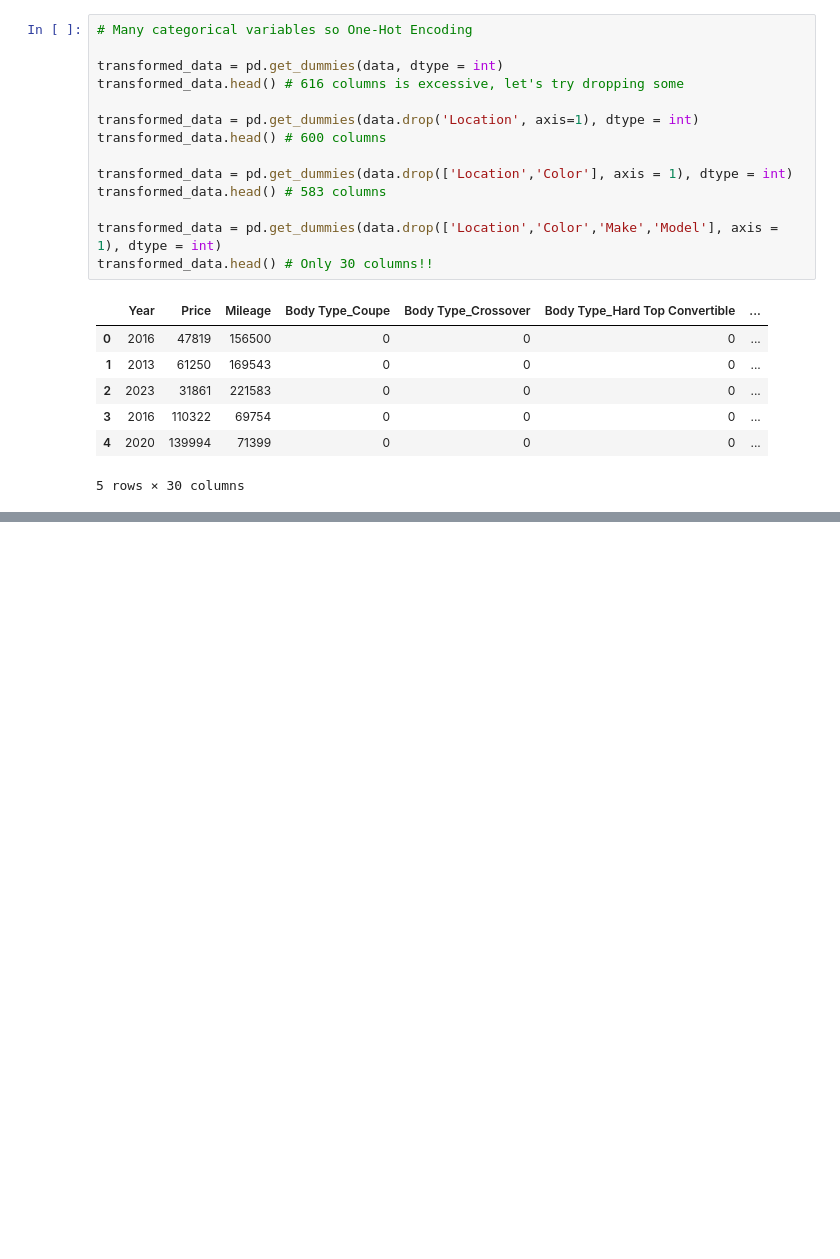
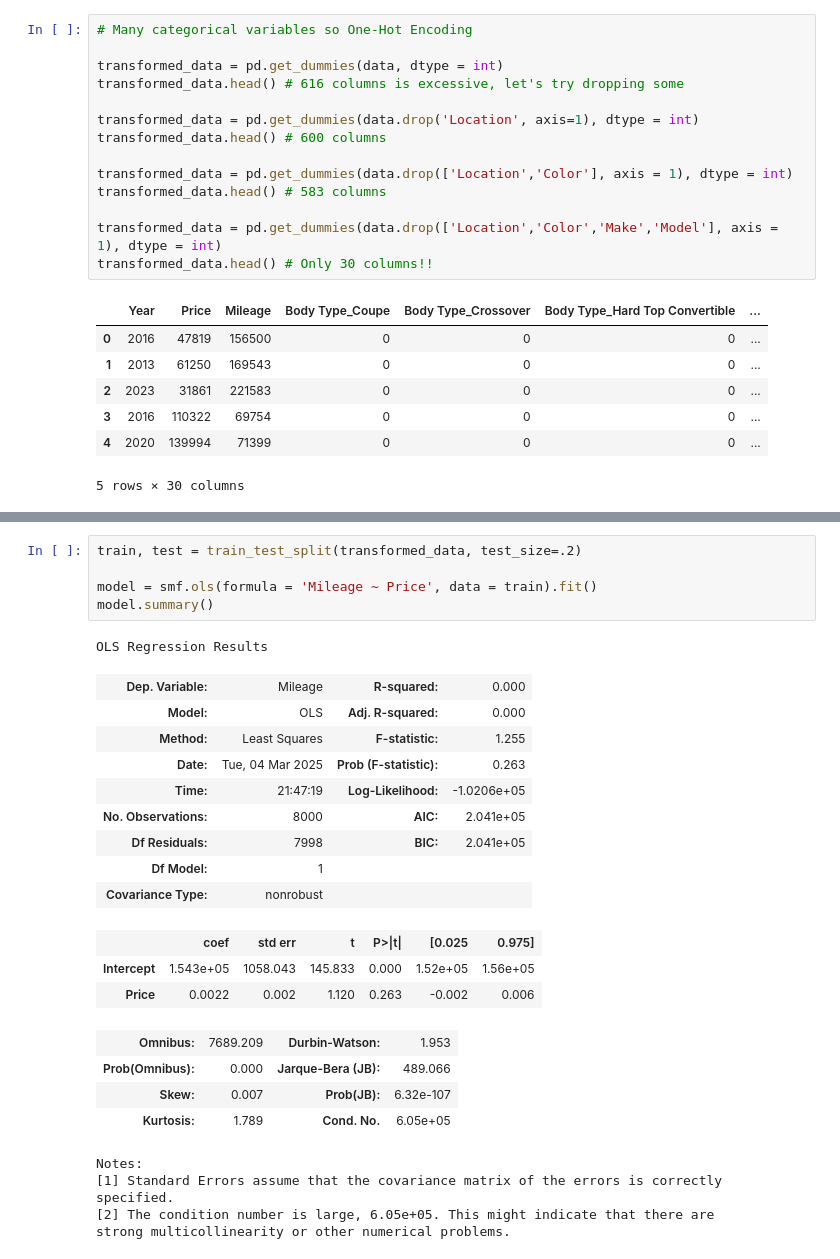
Before and after one commit to austinkirwin/public-projects, a Jupyter notebook: Python_projects/LinRegModelFromScratch/Building_a_Linear_Regression_Model.ipynb, the cells around one changed output, grey strips where cells are left out. Saved outputs shown, nothing was run; the diff lists cells and outputs as text; blank space fills up the shorter version.

```diff
--- a/Python_projects/LinRegModelFromScratch/Building_a_Linear_Regression_Model.ipynb
+++ b/Python_projects/LinRegModelFromScratch/Building_a_Linear_Regression_Model.ipynb
@@ -60,0 +69,27 @@ transformed_data.head() # Only 30 columns!!
+# %%
+train, test = train_test_split(transformed_data, test_size=.2)
+
+model = smf.ols(formula = 'Mileage ~ Price', data = train).fit()
+model.summary()
+# %% [output]
+OLS Regression Results
+| Dep. Variable: | Mileage | R-squared: | 0.000 |
+| Model: | OLS | Adj. R-squared: | 0.000 |
+| Method: | Least Squares | F-statistic: | 1.255 |
+| Date: | Tue, 04 Mar 2025 | Prob (F-statistic): | 0.263 |
+| Time: | 21:47:19 | Log-Likelihood: | -1.0206e+05 |
+| No. Observations: | 8000 | AIC: | 2.041e+05 |
+| Df Residuals: | 7998 | BIC: | 2.041e+05 |
+| Df Model: | 1 |  |  |
+| Covariance Type: | nonrobust |  |  |
+|  | coef | std err | t | P>|t| | [0.025 | 0.975] |
+| Intercept | 1.543e+05 | 1058.043 | 145.833 | 0.000 | 1.52e+05 | 1.56e+05 |
+| Price | 0.0022 | 0.002 | 1.120 | 0.263 | -0.002 | 0.006 |
+| Omnibus: | 7689.209 | Durbin-Watson: | 1.953 |
+| Prob(Omnibus): | 0.000 | Jarque-Bera (JB): | 489.066 |
+| Skew: | 0.007 | Prob(JB): | 6.32e-107 |
+| Kurtosis: | 1.789 | Cond. No. | 6.05e+05 |
+Notes:
+[1] Standard Errors assume that the covariance matrix of the errors is correctly specified.
+[2] The condition number is large, 6.05e+05. This might indicate that there are
+strong multicollinearity or other numerical problems.
```
Also changed, not shown: parts of 8 cells of this notebook.
